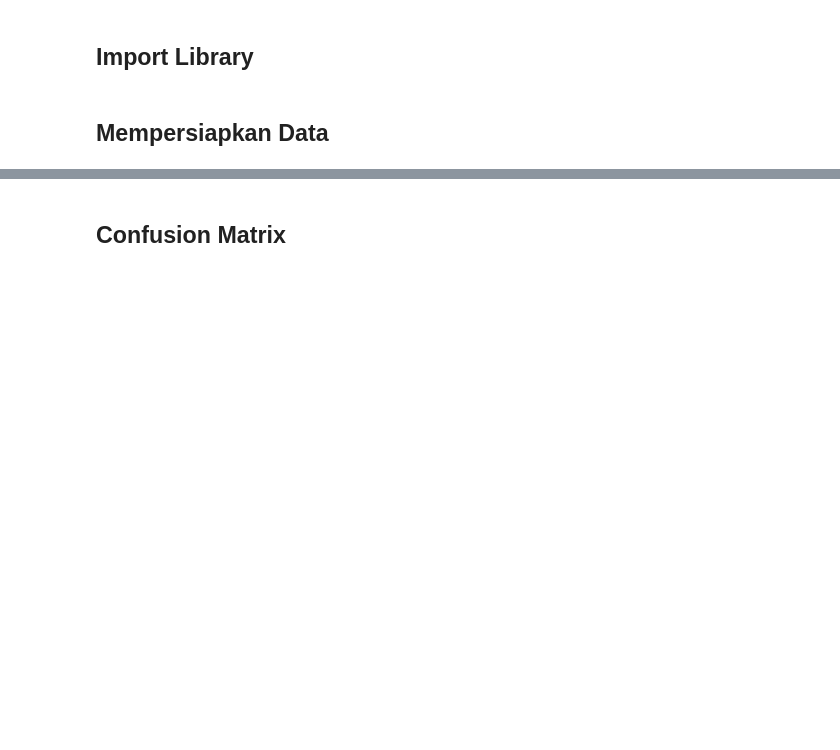
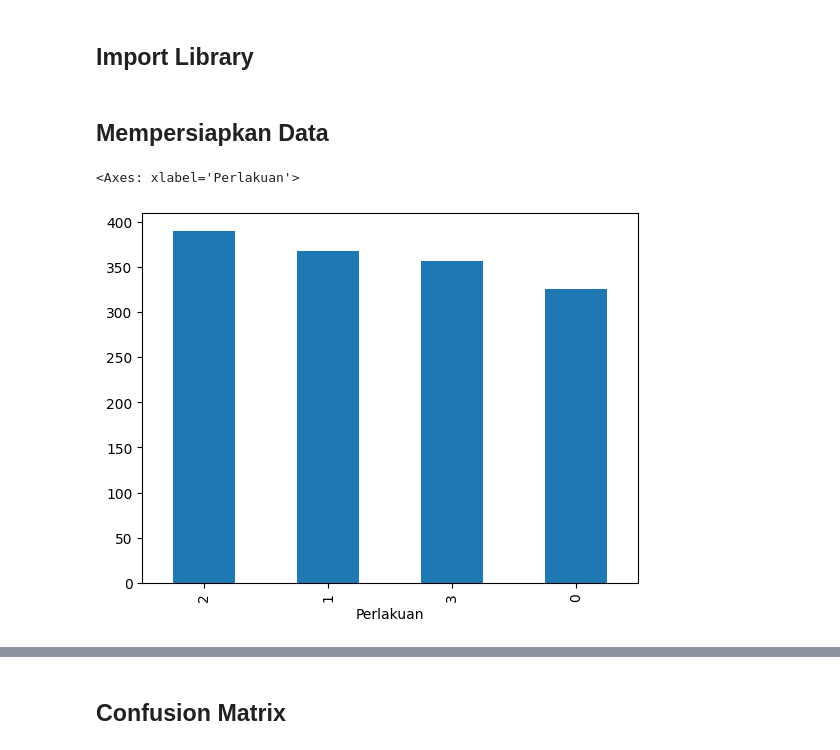
Before and after one commit to BimaBayuUWUUU/2141720019_TA_BIMA-BAYU-SAPUTRA, a Jupyter notebook: Ipynb/BismillahSatu.ipynb, the cells around one changed output, grey strips where cells are left out. Drawn from its saved outputs; the diff is of its cells as text; code cells hidden in the pictures; blank space fills up the shorter version.

```diff
--- a/Ipynb/BismillahSatu.ipynb
+++ b/Ipynb/BismillahSatu.ipynb
@@ -423,0 +386,6 @@ def prepare_data(df):
+# %%
+# Check Imbalance
+df_cv['Perlakuan'].value_counts().plot(kind='bar')
+# %% [output]
+<Axes: xlabel='Perlakuan'>
+[figure, added]
```
Also changed, not shown: parts of 55 cells of this notebook.
